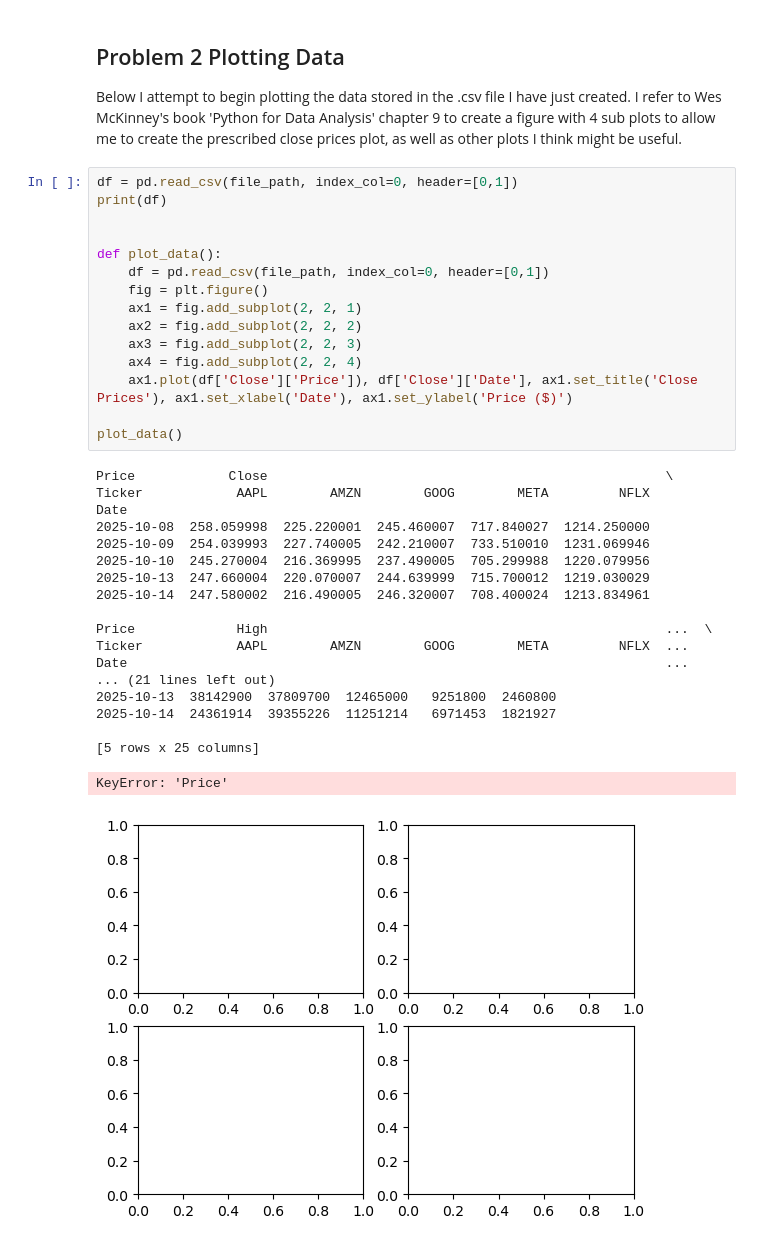
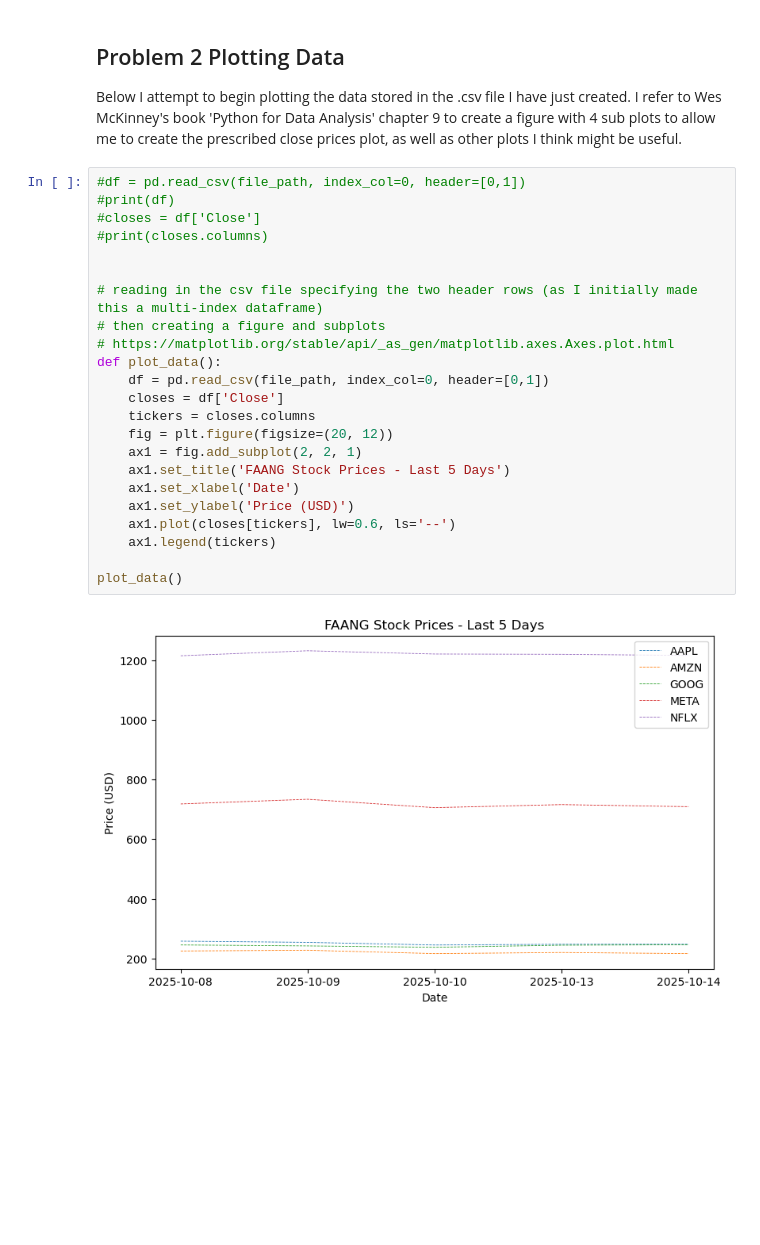
Before and after one commit to Fergus-dev/comp-infrastructure, a Jupyter notebook: assignment/problems.ipynb, the cells around one changed output. Saved outputs shown, nothing was run; the diff lists cells and outputs as text; blank space fills up the shorter version.

```diff
--- a/assignment/problems.ipynb
+++ b/assignment/problems.ipynb
@@ -31,37 +31,27 @@ file_path = get_data()
 ## Problem 2 Plotting Data
 Below I attempt to begin plotting the data stored in the .csv file I have just created. I refer to Wes McKinney's book 'Python for Data Analysis' chapter 9 to create a figure with 4 sub plots to allow me to create the prescribed close prices plot, as well as other plots I think might be useful.
 # %%
-df = pd.read_csv(file_path, index_col=0, header=[0,1])
-print(df)
+#df = pd.read_csv(file_path, index_col=0, header=[0,1])
+#print(df)
+#closes = df['Close']
+#print(closes.columns)
 
 
+# reading in the csv file specifying the two header rows (as I initially made this a multi-index dataframe)
+# then creating a figure and subplots
+# https://matplotlib.org/stable/api/_as_gen/matplotlib.axes.Axes.plot.html
 def plot_data():
     df = pd.read_csv(file_path, index_col=0, header=[0,1])
-    fig = plt.figure()
+    closes = df['Close']
+    tickers = closes.columns
+    fig = plt.figure(figsize=(20, 12))
     ax1 = fig.add_subplot(2, 2, 1)
-    ax2 = fig.add_subplot(2, 2, 2)
-    ax3 = fig.add_subplot(2, 2, 3)
-    ax4 = fig.add_subplot(2, 2, 4)
-    ax1.plot(df['Close']['Price']), df['Close']['Date'], ax1.set_title('Close Prices'), ax1.set_xlabel('Date'), ax1.set_ylabel('Price ($)')
+    ax1.set_title('FAANG Stock Prices - Last 5 Days')
+    ax1.set_xlabel('Date')
+    ax1.set_ylabel('Price (USD)')
+    ax1.plot(closes[tickers], lw=0.6, ls='--')
+    ax1.legend(tickers)
 
 plot_data()
 # %% [output]
-Price            Close                                                   \
-Ticker            AAPL        AMZN        GOOG        META         NFLX
-Date
-2025-10-08  258.059998  225.220001  245.460007  717.840027  1214.250000
-2025-10-09  254.039993  227.740005  242.210007  733.510010  1231.069946
-2025-10-10  245.270004  216.369995  237.490005  705.299988  1220.079956
-2025-10-13  247.660004  220.070007  244.639999  715.700012  1219.030029
-2025-10-14  247.580002  216.490005  246.320007  708.400024  1213.834961
-
-Price             High                                                   ...  \
-Ticker            AAPL        AMZN        GOOG        META         NFLX  ...
-Date                                                                     ...
-... (21 lines left out)
-2025-10-13  38142900  37809700  12465000   9251800  2460800
-2025-10-14  24361914  39355226  11251214   6971453  1821927
-
-[5 rows x 25 columns]
-KeyError: 'Price'
-[figure, old version]
+[figure, new version]
```
Also changed, not shown: 3 other files.
